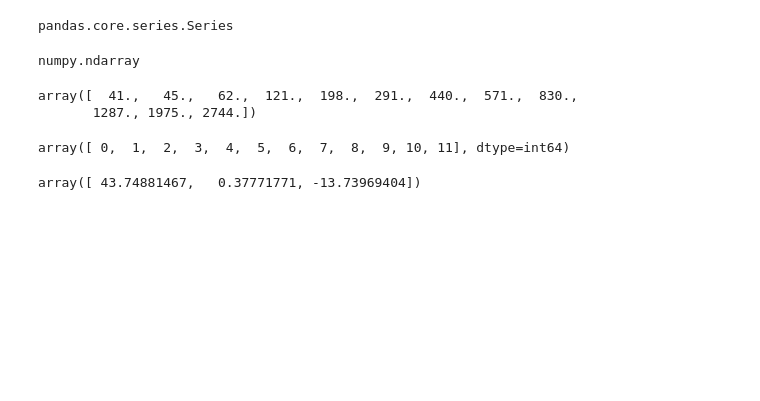
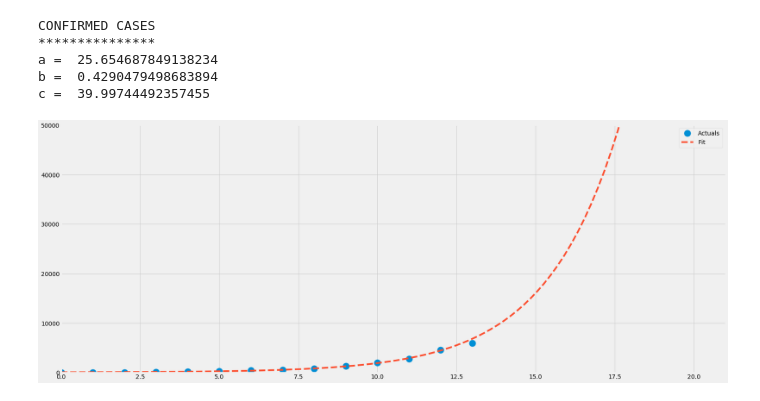
Before and after one commit to smtexas99/ncov19, a Jupyter notebook: ncov2019.ipynb, the cells around one changed output. Cells and saved outputs as stored; diff of their text form; code cells hidden in the pictures; blank space fills up the shorter version.

```diff
--- a/ncov2019.ipynb
+++ b/ncov2019.ipynb
@@ -102,29 +89,40 @@ Name: Cases Confirmed, dtype: float64
-# %%
-type(df_cc)
-# %% [output]
-pandas.core.series.Series
-# %%
-y=np.array(df_cc)
-x=np.array(df_cc.index)
-# %%
-type(y)
-# %% [output]
-numpy.ndarray
-# %%
-y[:12]
-# %% [output]
-array([  41.,   45.,   62.,  121.,  198.,  291.,  440.,  571.,  830.,
-       1287., 1975., 2744.])
-# %%
-x[:12]
-# %% [output]
-array([ 0,  1,  2,  3,  4,  5,  6,  7,  8,  9, 10, 11], dtype=int64)
-# %%
-#Fit Data
-#Dropped the last data point in the fit, and used it as a test for the fit
-fitting_parameters, covariance = curve_fit(exponential_fit, x[:12], y[:12])
-a, b, c = fitting_parameters
-# %%
-fitting_parameters
-# %% [output]
-array([ 43.74881467,   0.37771771, -13.73969404])
+# %%
+def proj(dat, no, d=50000):
+    n=no
+    data = dat
+    y=np.array(dat)
+    x=np.array(dat.index)
+    #Fit Data
+    #Dropped the last data point in the fit, and used it as a test for the fit
+    fitting_parameters, covariance = curve_fit(exponential_fit, x[:n], y[:n])
+    a, b, c = fitting_parameters
+    print('a = ',a)
+    print('b = ',b)
+    print('c = ',c)
+    #Plot Curve Fit with Data
+    x_min = 0
+    x_max = 21
+    y_min = 0
+    y_max = d
+    x_fit = np.linspace(x_min, x_max, 100)
+    plt.plot(x, y, 'o', markersize = 15, label = 'Actuals')
+    plt.plot(x_fit, exponential_fit(x_fit, *fitting_parameters), '--', label='Fit')
+
+    plt.axis([x_min, x_max, y_min, y_max])
+    plt.legend()
+    plt.show()
+# %%
+# test_data = 1
+points = 1
+length = df_cc.count()
+n = length - points
+print('CONFIRMED CASES')
+print('***************')
+proj(df_cc,n)
+# %% [output]
+CONFIRMED CASES
+***************
+a =  25.654687849138234
+b =  0.4290479498683894
+c =  39.99744492357455
+[figure, added]
```
Also changed, not shown: parts of 19 cells of this notebook.
